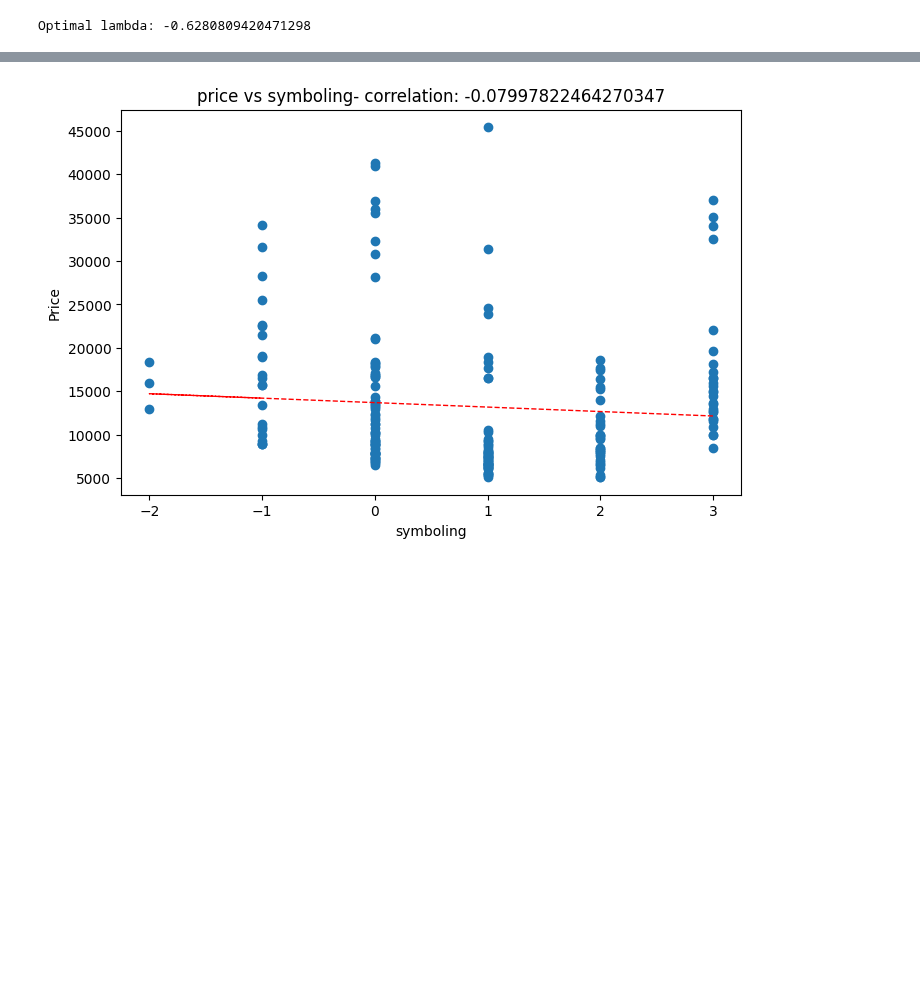
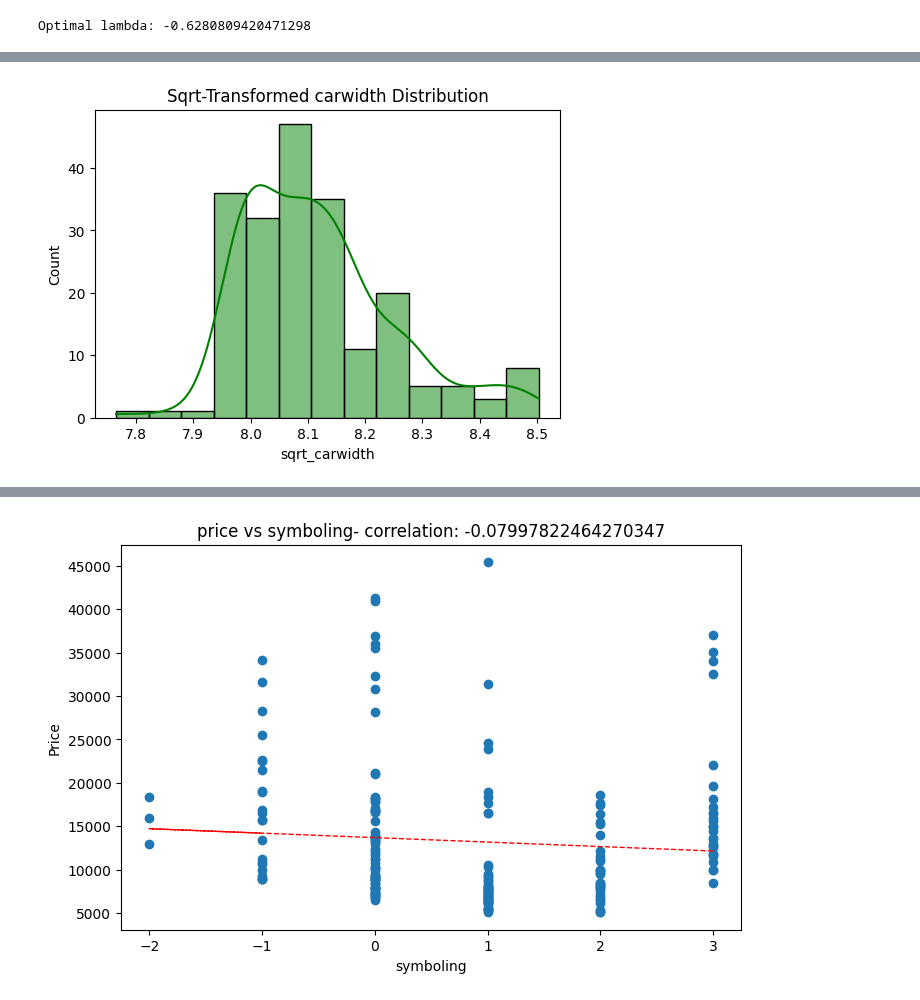
Before and after one commit to Bharatgaur/RawProjects, a Jupyter notebook: Cross_Validation_&_Hyperparameter_Tuning.ipynb, the cells around one changed output, grey strips where cells are left out. Cells and saved outputs as stored; diff of their text form; code cells hidden in the pictures; blank space fills up the shorter version.

```diff
--- a/Cross_Validation_&_Hyperparameter_Tuning.ipynb
+++ b/Cross_Validation_&_Hyperparameter_Tuning.ipynb
@@ -384,0 +501,11 @@ print(transformed_dataset.columns)
+# %%
+# Apply Square Root Transformation
+dataset['sqrt_carwidth'] = np.sqrt(dataset['carwidth'])
+
+# Check distribution after sqrt transform
+plt.figure(figsize=(6, 4))
+sns.histplot(dataset['sqrt_carwidth'], color='g', kde=True)
+plt.title("Sqrt-Transformed carwidth Distribution")
+plt.show()
+# %% [output]
+[figure, added]
```
Also changed, not shown: parts of 42 cells of this notebook.
